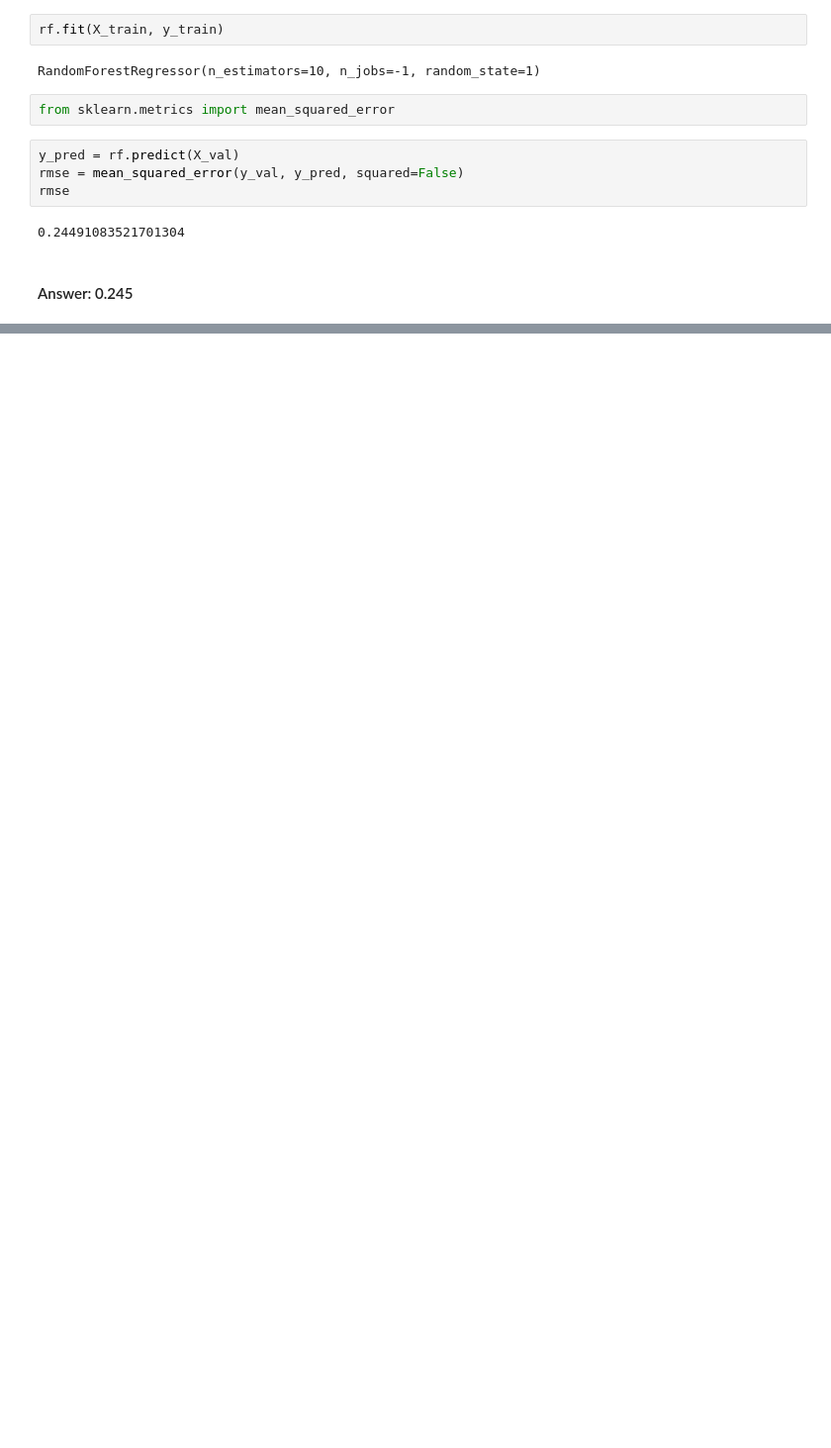
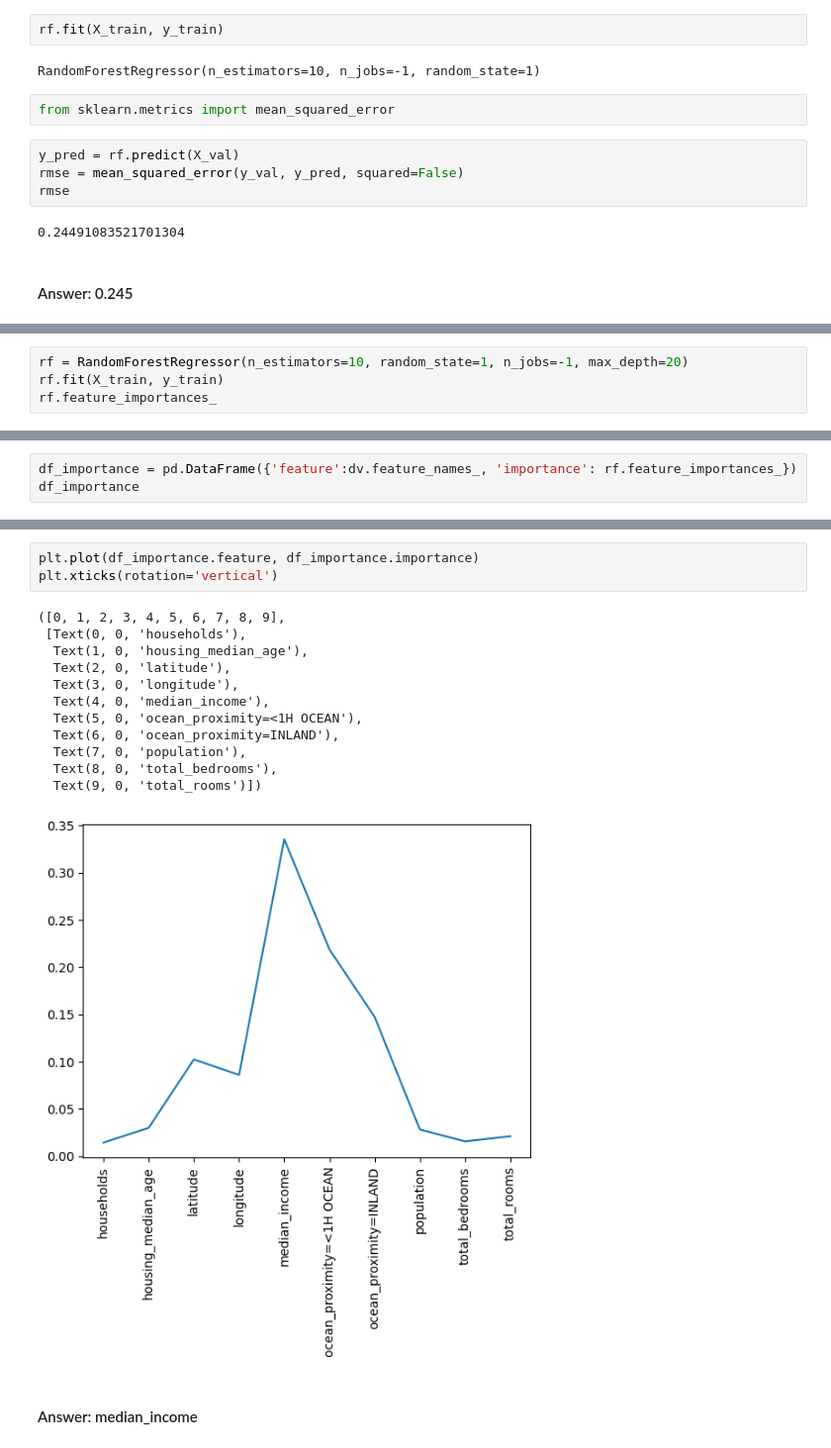
Before and after one commit to osmog/mlzoomcamp2023, a Jupyter notebook: 06-trees/homework.ipynb, the cells around one changed output, grey strips where cells are left out. Shown: that part at 99% size. Saved outputs shown, nothing was run; the diff lists cells and outputs as text; blank space fills up the shorter version.

```diff
--- a/06-trees/homework.ipynb
+++ b/06-trees/homework.ipynb
@@ -133,0 +200,4 @@ rmse
+# %%
+rf = RandomForestRegressor(n_estimators=10, random_state=1, n_jobs=-1, max_depth=20)
+rf.fit(X_train, y_train)
+rf.feature_importances_
@@ -133,0 +207,3 @@ rmse
+# %%
+df_importance = pd.DataFrame({'feature':dv.feature_names_, 'importance': rf.feature_importances_})
+df_importance
@@ -133,0 +222,18 @@ rmse
+# %%
+plt.plot(df_importance.feature, df_importance.importance)
+plt.xticks(rotation='vertical')
+# %% [output]
+([0, 1, 2, 3, 4, 5, 6, 7, 8, 9],
+ [Text(0, 0, 'households'),
+  Text(1, 0, 'housing_median_age'),
+  Text(2, 0, 'latitude'),
+  Text(3, 0, 'longitude'),
+  Text(4, 0, 'median_income'),
+  Text(5, 0, 'ocean_proximity=<1H OCEAN'),
+  Text(6, 0, 'ocean_proximity=INLAND'),
+  Text(7, 0, 'population'),
+  Text(8, 0, 'total_bedrooms'),
+  Text(9, 0, 'total_rooms')])
+[figure, added]
+# %% [markdown]
+#### Answer: median_income
```
Also changed, not shown: parts of 26 cells of this notebook.
